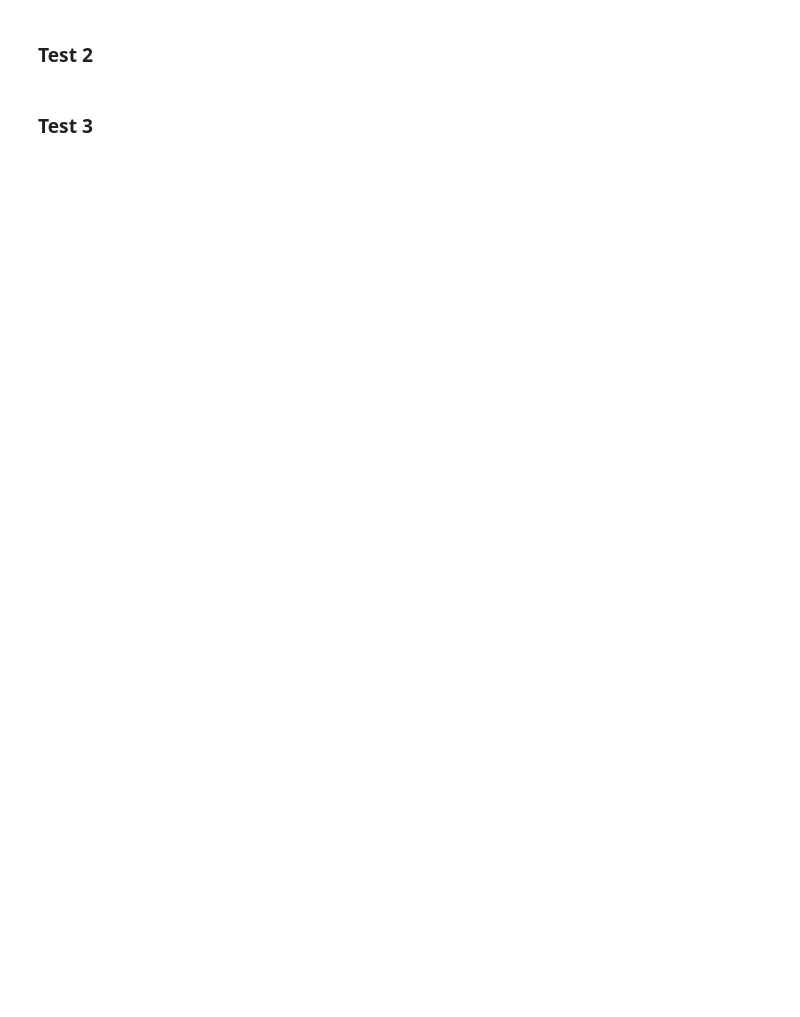
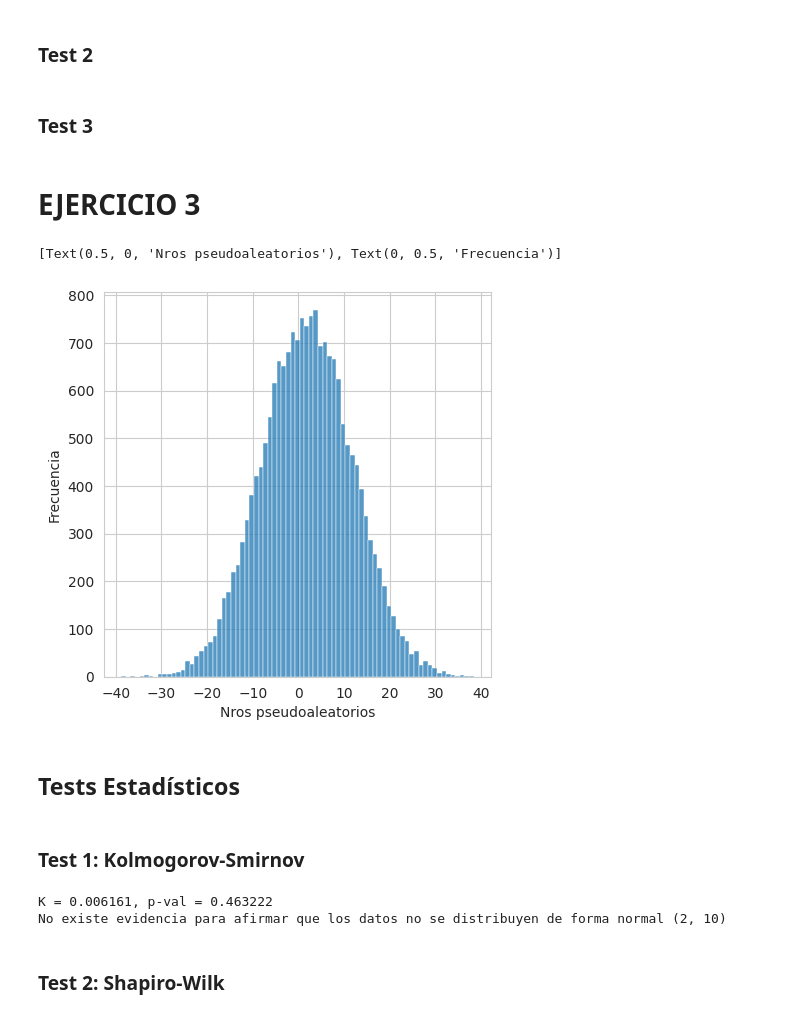
Before and after one commit to AlejandroDaneri/simulacion, a Jupyter notebook: Resolucion.ipynb, the cells around one changed output. Cells and saved outputs as stored; diff of their text form; code cells hidden in the pictures; blank space fills up the shorter version.

Commit message:
Ejercicio 3

```diff
--- a/Resolucion.ipynb
+++ b/Resolucion.ipynb
@@ -211,3 +211,48 @@ P Valor: 0.4274
 ### Test 2
 # %% [markdown]
 ### Test 3
+# %% [markdown]
+# EJERCICIO 3
+# %%
+# genexp genera un valor de una variable Exp(lam) utilizando equivalencia de eventos contra una uniforme (0,1)
+# ver: pag.4 de https://campusgrado.fi.uba.ar/pluginfile.php/29915/mod_page/content/419/Te%C3%B3rica%204%20Generaci%C3%B3n%20de%20variables%20continuas%20y%20discretas.pdf
+def genexp(u, lam=1):
+    return -np.log(1-u) / lam
+
+def normalpdf(x, mu=0, sigma=1):
+    var = np.square(sigma)
+    return np.exp(-np.square(x - mu) / (2 * var)) / np.sqrt(2 * np.pi * var)
+def exppdf(x, lam=1):
+    return lam * np.exp(-lam * x)
+
+# gennorm genera valores de una normal de media "mu" y desviación "sigma", utilizando un metodo de aceptación rechazo contra una variable Exp(1)
+# ver: pag.9 de https://campusgrado.fi.uba.ar/pluginfile.php/29915/mod_page/content/419/Te%C3%B3rica%204%20Generaci%C3%B3n%20de%20variables%20continuas%20y%20discretas.pdf
+def gennorm(N, mu=0, sigma=1):
+    c = np.sqrt(2 * np.e / np.pi)
+    t = np.array([genexp(generator.u_random()) for _ in range(N)])
+
+    # probabilidad de aceptar
+    p = normalpdf(t) / (c * exppdf(t))
+
+    z = np.array([])
+    for i in range(N):
+        if generator.u_random() < p[i]:
+            r2 = generator.u_random()
+            val = t[i] if r2 < 0.5 else -t[i]
+            z = np.concatenate((z, [sigma * val + mu]))
+
+    return z
+# %%
+# Generamos una muestra de N=10000 y graficamos el histograma
+N=50000
+
+mu = 2.0
+sigma = 10.0
+
+data = gennorm(N, mu, sigma)
+sns.histplot(data=data).set(xlabel="Nros pseudoaleatorios",ylabel="Frecuencia")
+# %% [output]
+[Text(0.5, 0, 'Nros pseudoaleatorios'), Text(0, 0.5, 'Frecuencia')]
+[figure, added]
+# %% [markdown]
+## Tests Estadísticos
@@ -213,0 +266,12 @@ P Valor: 0.4274
+# %% [markdown]
+### Test 1: Kolmogorov-Smirnov
+# %%
+K, pv = kstest(data, cdf)
+
+print("K = %f, p-val = %f" % (K, pv))
+print("Existe evidencia para rechazar que los datos no siguen una distribución normal (2,10)" if pv < alfa else "No existe evidencia para afirmar que los datos no se distribuyen de forma normal (2, 10)")
+# %% [output]
+K = 0.006161, p-val = 0.463222
+No existe evidencia para afirmar que los datos no se distribuyen de forma normal (2, 10)
+# %% [markdown]
+### Test 2: Shapiro-Wilk
```
Also changed, not shown: parts of 10 cells of this notebook.
